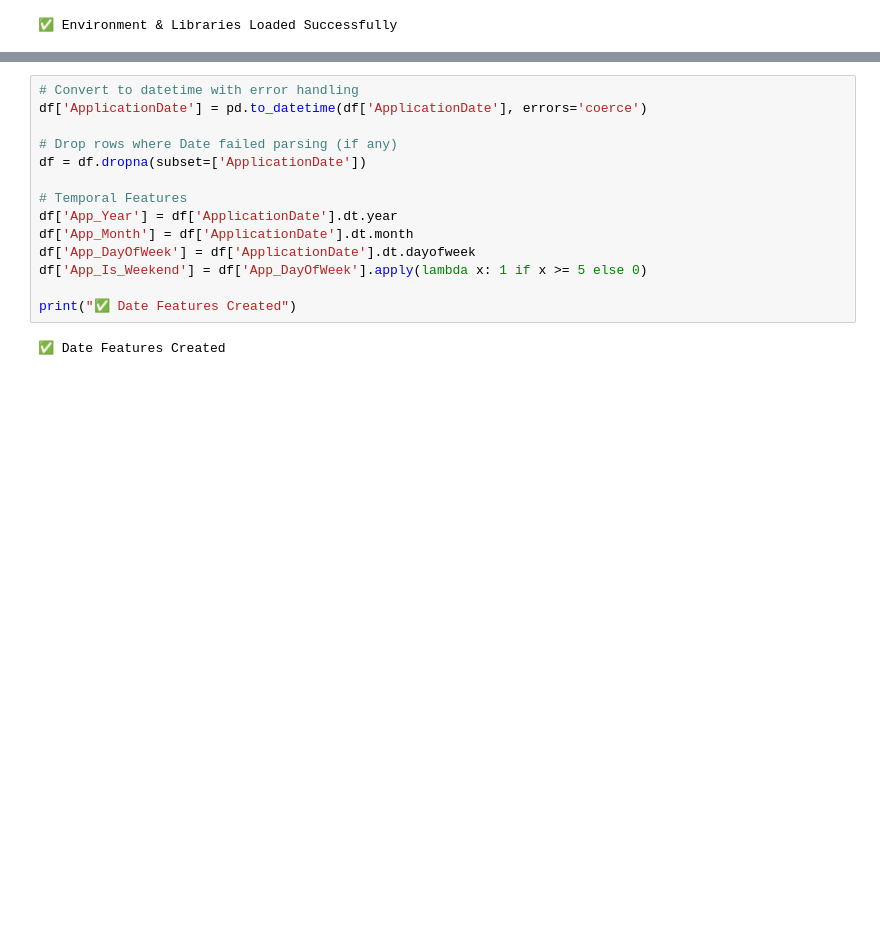
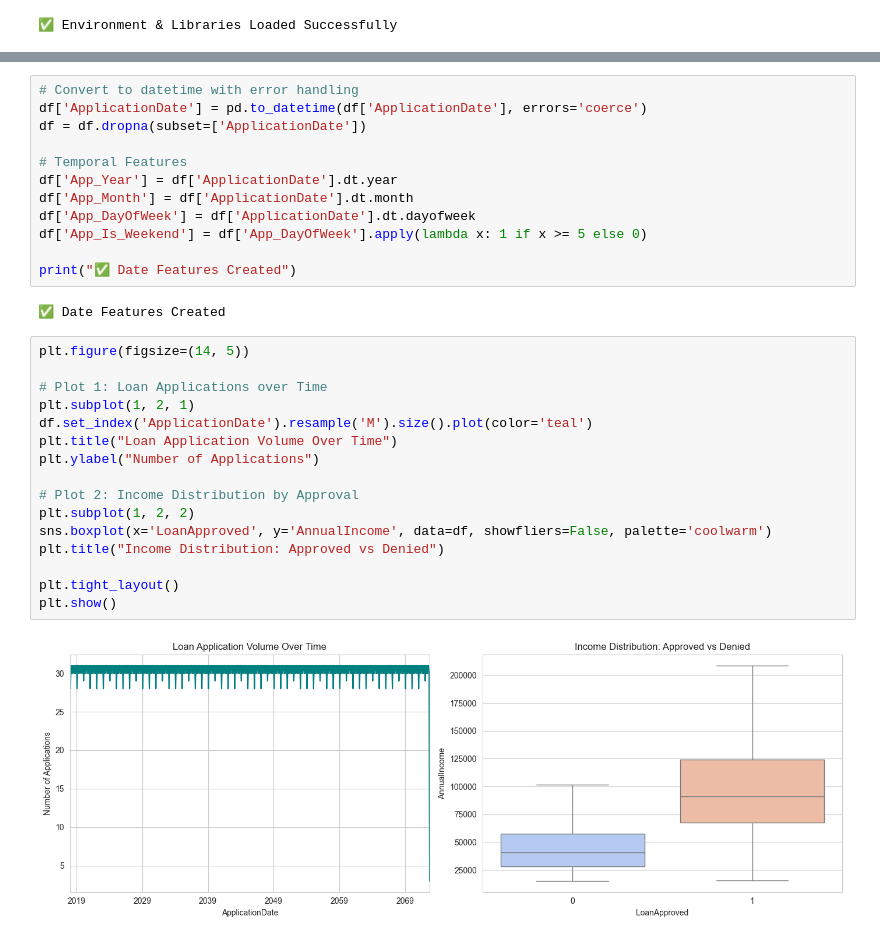
Before and after one commit to AnujanN/Financial-Risk-Modeling, a Jupyter notebook: Loan analysis.ipynb, the cells around one changed output, grey strips where cells are left out. Drawn from its saved outputs; the diff is of its cells as text; blank space fills up the shorter version.

```diff
--- a/Loan analysis.ipynb
+++ b/Loan analysis.ipynb
@@ -76,8 +88,6 @@ check_data_quality(df)
 # %%
 # Convert to datetime with error handling
 df['ApplicationDate'] = pd.to_datetime(df['ApplicationDate'], errors='coerce')
-
-# Drop rows where Date failed parsing (if any)
 df = df.dropna(subset=['ApplicationDate'])
 
 # Temporal Features
@@ -89,6 +99,24 @@ df['App_Is_Weekend'] = df['App_DayOfWeek'].apply(lambda x: 1 if x >= 5 else 0)
 print("✅ Date Features Created")
 # %% [output]
 ✅ Date Features Created
+# %%
+plt.figure(figsize=(14, 5))
+
+# Plot 1: Loan Applications over Time
+plt.subplot(1, 2, 1)
+df.set_index('ApplicationDate').resample('M').size().plot(color='teal')
+plt.title("Loan Application Volume Over Time")
+plt.ylabel("Number of Applications")
+
+# Plot 2: Income Distribution by Approval
+plt.subplot(1, 2, 2)
+sns.boxplot(x='LoanApproved', y='AnnualIncome', data=df, showfliers=False, palette='coolwarm')
+plt.title("Income Distribution: Approved vs Denied")
+
+plt.tight_layout()
+plt.show()
+# %% [output]
+[figure, added]
 # %%
 # 1. Monthly Income
 df['MonthlyIncome'] = df['AnnualIncome'] / 12
```
Also changed, not shown: parts of 13 cells of this notebook, 2 other files.
